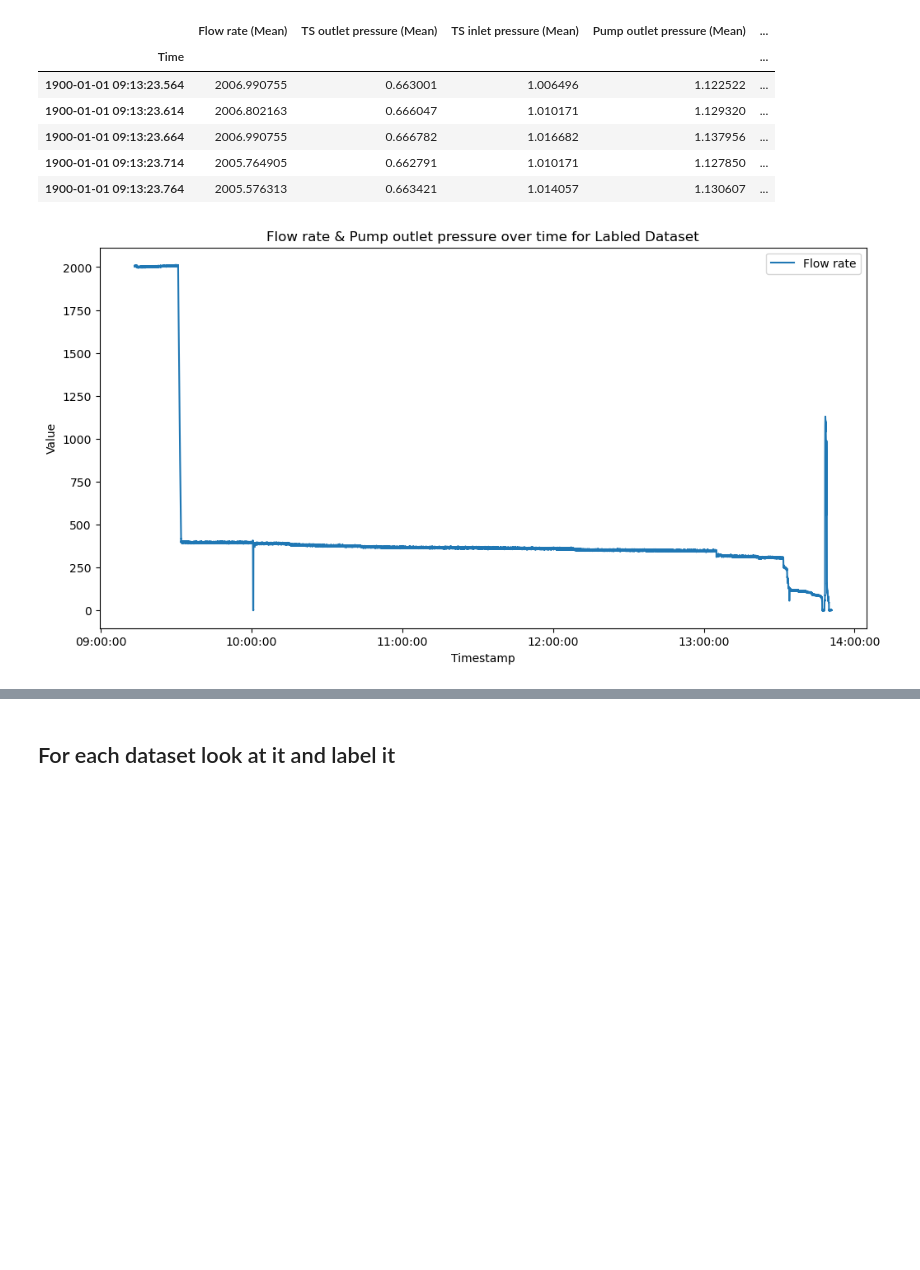
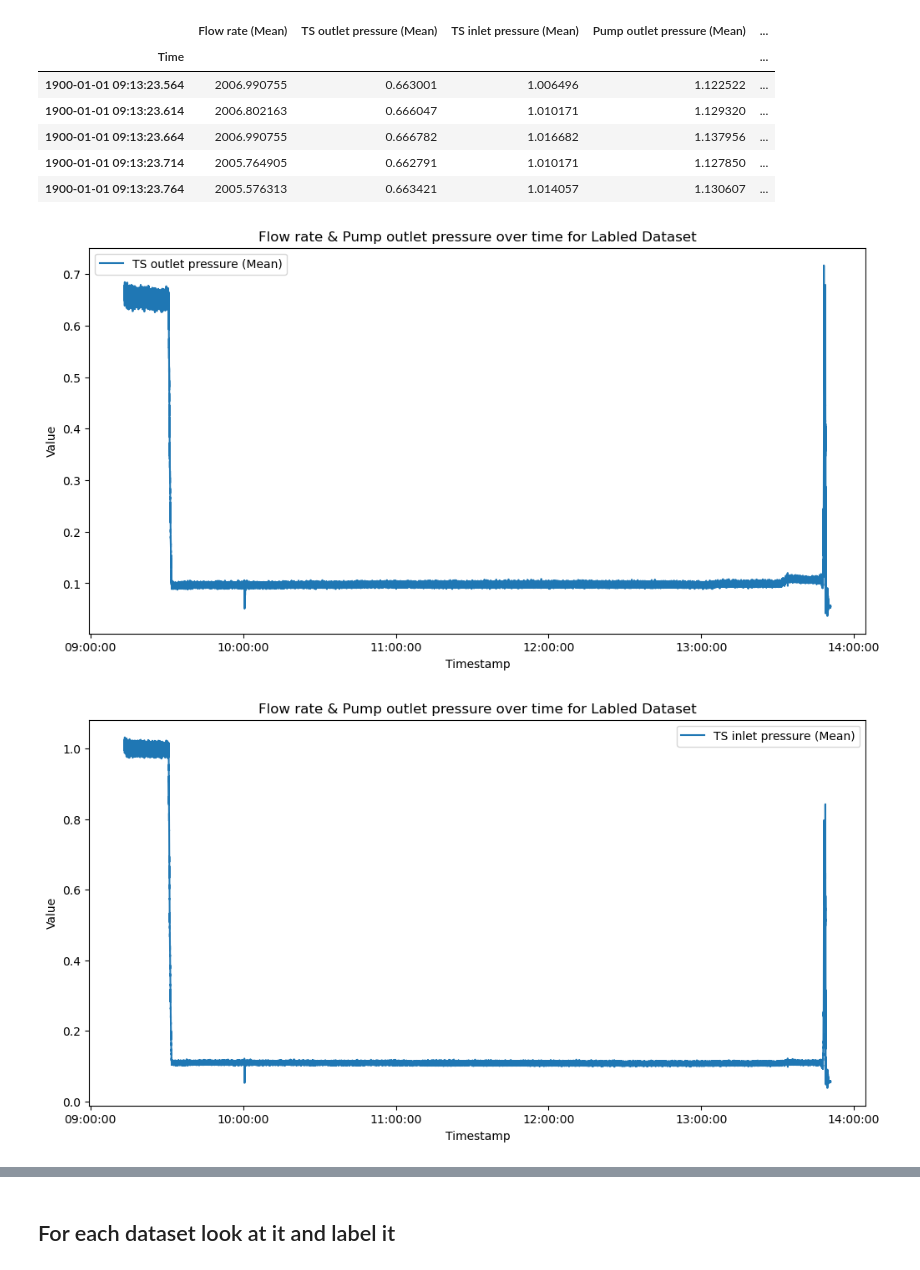
Before and after one commit to KaroGil/master_plug_prediction, a Jupyter notebook: notebooks/label_data.ipynb, the cells around one changed output, grey strips where cells are left out. Cells and saved outputs as stored; diff of their text form; code cells hidden in the pictures; blank space fills up the shorter version.

Commit message:
only using pressure features for model training and prediction and flowrate for visualization

```diff
--- a/notebooks/label_data.ipynb
+++ b/notebooks/label_data.ipynb
@@ -92,6 +92,9 @@ dataset1.head(5)
 | 1900-01-01 09:13:23.714 | 2005.764905 | 0.662791 | 1.010171 | 1.127850 | ... |
 | 1900-01-01 09:13:23.764 | 2005.576313 | 0.663421 | 1.014057 | 1.130607 | ... |
 # %%
-dv.visualize_flow_rate(dataset1, name="Labled Dataset")
+dv.visualize_flow_rate(dataset1, key="TS outlet pressure (Mean)", name="Labled Dataset")
+dv.visualize_flow_rate(dataset1, key="TS inlet pressure (Mean)", name="Labled Dataset")
+dv.visualize_flow_rate(dataset1, key="Pump outlet pressure (Mean)", name="Labled Dataset")
 # %% [output]
-[figure, old version]
+[figure, new version]
+[figure, added]
```
Also changed, not shown: parts of 3 cells of this notebook, 25 other files.
